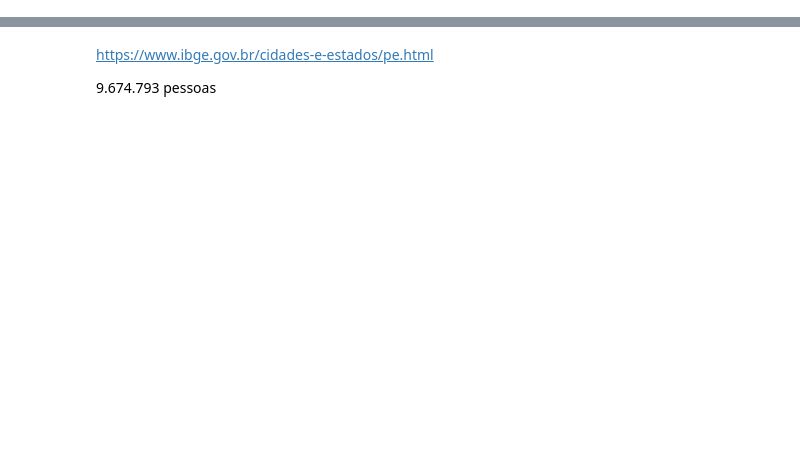
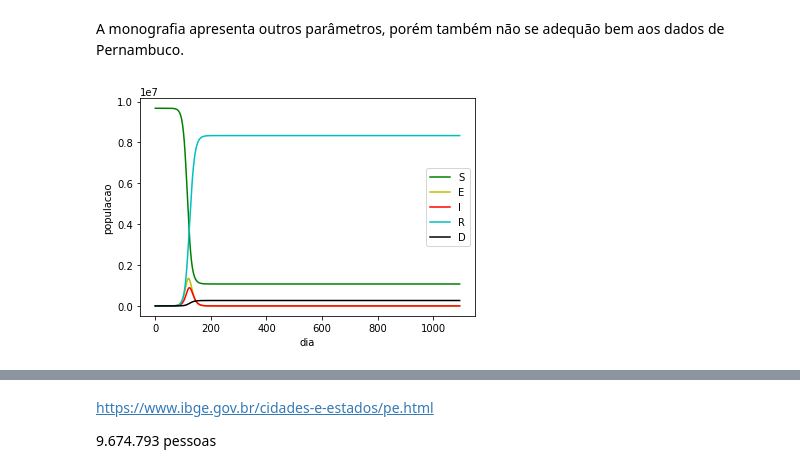
Before and after one commit to Raafm/Numerical-Methods-Data-science-Covid19-PE, a Jupyter notebook: MetodosP3.ipynb, the cells around one changed output, grey strips where cells are left out. Drawn from its saved outputs; the diff is of its cells as text; code cells hidden in the pictures; blank space fills up the shorter version.

```diff
--- a/MetodosP3.ipynb
+++ b/MetodosP3.ipynb
@@ -23,0 +221,14 @@ para o sigma:
+# %% [markdown]
+A monografia apresenta outros parâmetros, porém também não se adequão bem aos dados de Pernambuco.
+# %%
+ modeloMonografia = SEIRD()
+
+modeloMonografia.σ = 0.192
+modeloMonografia.α = 0.2
+modeloMonografia.ξ = 0.3
+modeloMonografia.λ = 0.143
+modeloMonografia.γ = 0.313
+
+modeloMonografia.plot()
+# %% [output]
+[figure, added]
```
Also changed, not shown: parts of 41 cells of this notebook.
